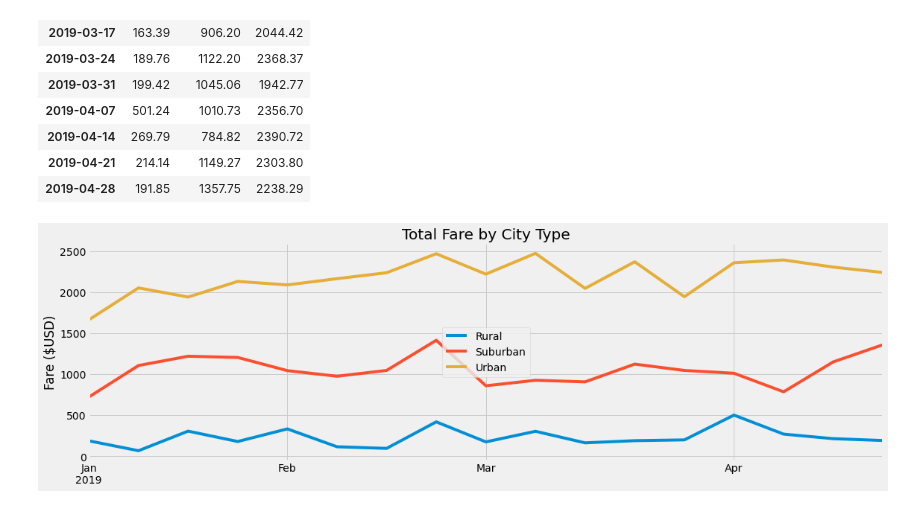
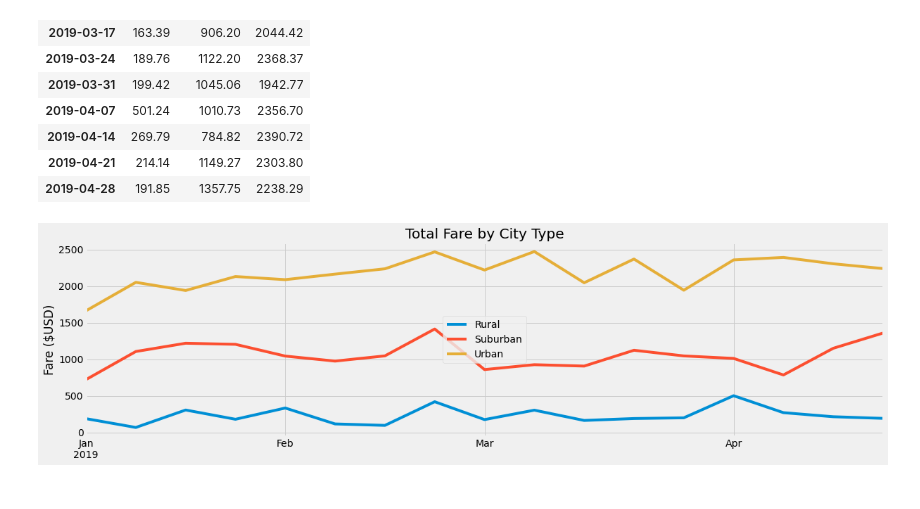
Before and after one commit to Cagurr/PyBer_Analysis, a Jupyter notebook: PyBer_Challenge.ipynb, the cells around one changed output. Saved outputs shown, nothing was run; the diff lists cells and outputs as text; code cells hidden in the pictures.

```diff
--- a/PyBer_Challenge.ipynb
+++ b/PyBer_Challenge.ipynb
@@ -254,17 +254,20 @@ date_range_df
 # %%
 # 8. Using the object-oriented interface method, plot the resample DataFrame using the df.plot() function.
 ax = date_range_df.plot(title="Total Fare by City Type", figsize=(17,5))
 ax.set_xlabel("")
 ax.set_ylabel("Fare ($USD)")
 ax.legend(loc="center")
 
 # Import the style from Matplotlib.
 from matplotlib import style
 
 # Use the graph style fivethirtyeight.
 style.use('fivethirtyeight')
 
+# Extend margin
+plt.tight_layout()
+
 # Save figure to "Analysis" folder
 ax.figure.savefig('Analysis/PyBer_fare_summary.png')
 # %% [output]
-[figure, old version]
+[figure, new version]
```
Also changed, not shown: 1 other file.
